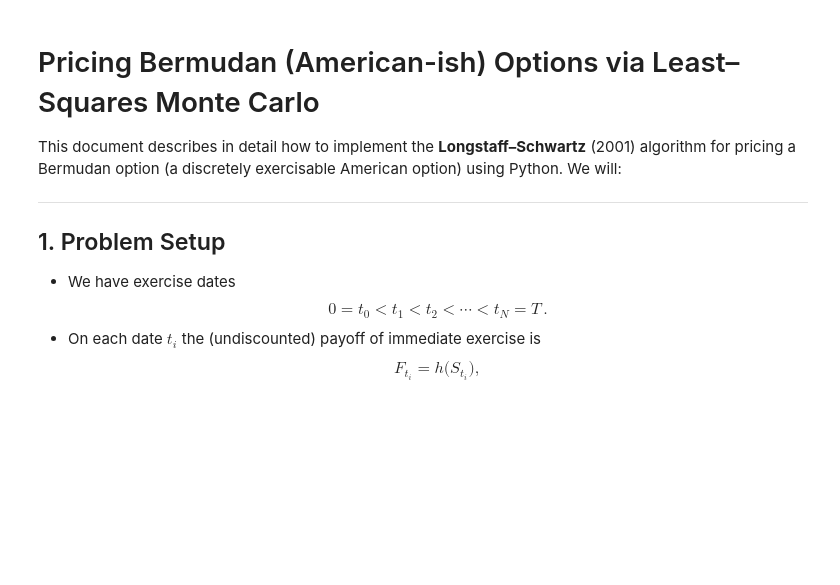
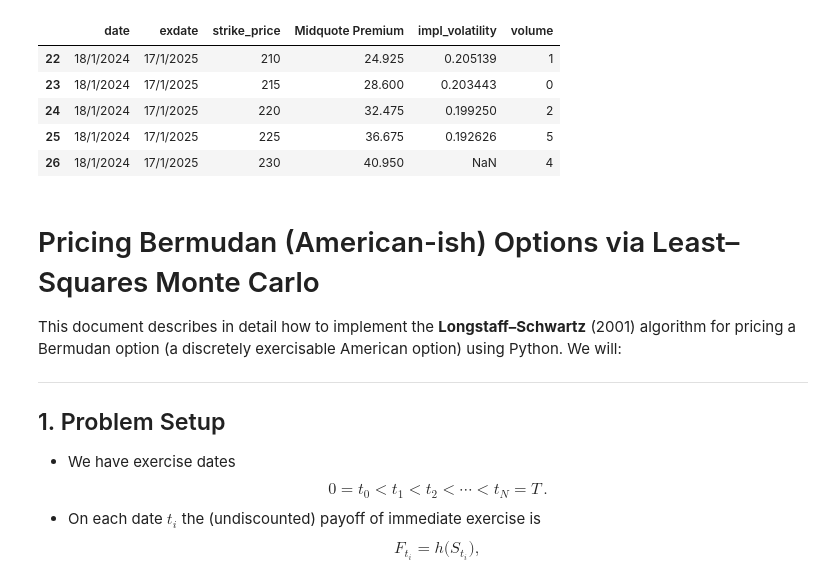
Before and after one commit to MatthewSmithseree/bermudan-option-pricer, a Jupyter notebook: bermudan-pricer.ipynb, the cells around one changed output. Cells and saved outputs as stored; diff of their text form; code cells hidden in the pictures; blank space fills up the shorter version.

```diff
--- a/bermudan-pricer.ipynb
+++ b/bermudan-pricer.ipynb
@@ -4,6 +5,14 @@ import matplotlib.pyplot as plt
 from scipy.stats import norm
 # %%
-# np.random.seed(42)
+data = pd.read_csv("C:/Users/Matthew S/Documents/GitHub/bermudan-option-pricer/backtest-data.csv")
+data.tail()
+# %% [output]
+|  | date | exdate | strike_price | Midquote Premium | impl_volatility | volume |
+| 22 | 18/1/2024 | 17/1/2025 | 210 | 24.925 | 0.205139 | 1 |
+| 23 | 18/1/2024 | 17/1/2025 | 215 | 28.600 | 0.203443 | 0 |
+| 24 | 18/1/2024 | 17/1/2025 | 220 | 32.475 | 0.199250 | 2 |
+| 25 | 18/1/2024 | 17/1/2025 | 225 | 36.675 | 0.192626 | 5 |
+| 26 | 18/1/2024 | 17/1/2025 | 230 | 40.950 | NaN | 4 |
 # %% [markdown]
 # Pricing Bermudan (American-ish) Options via Least–Squares Monte Carlo
 
```
Also changed, not shown: parts of 12 cells of this notebook, 3 other files.
